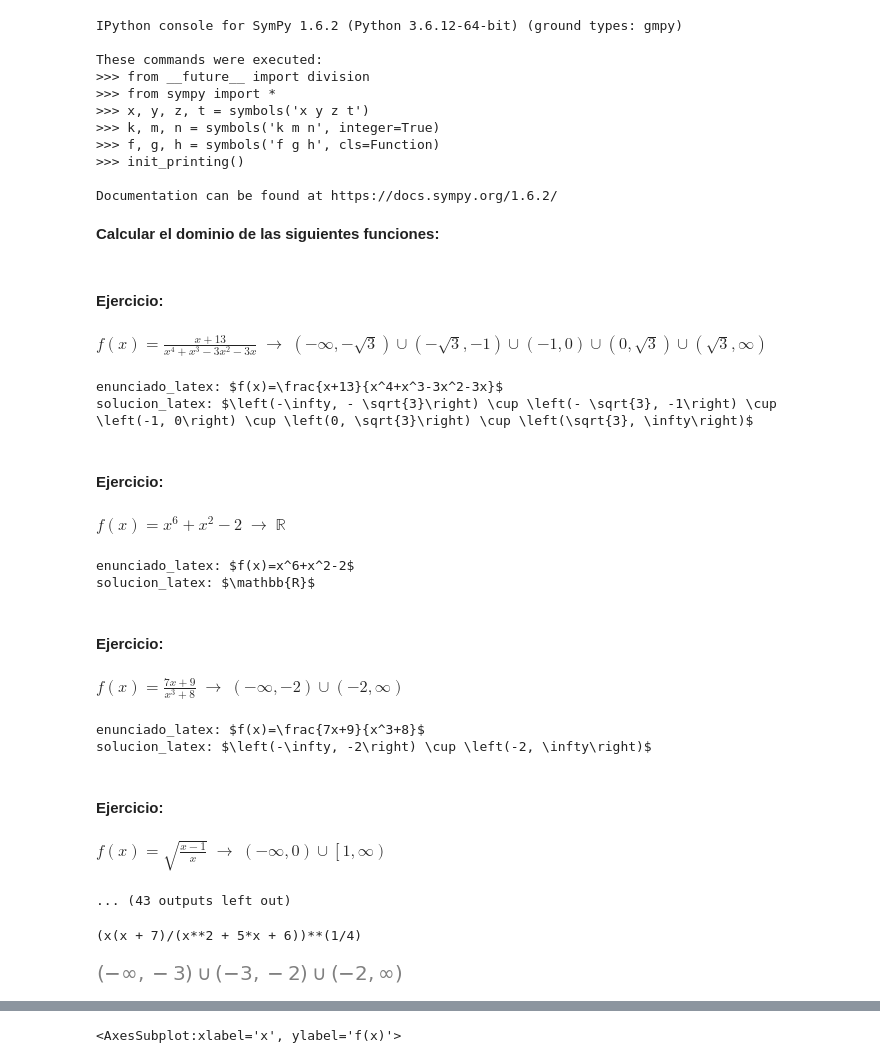
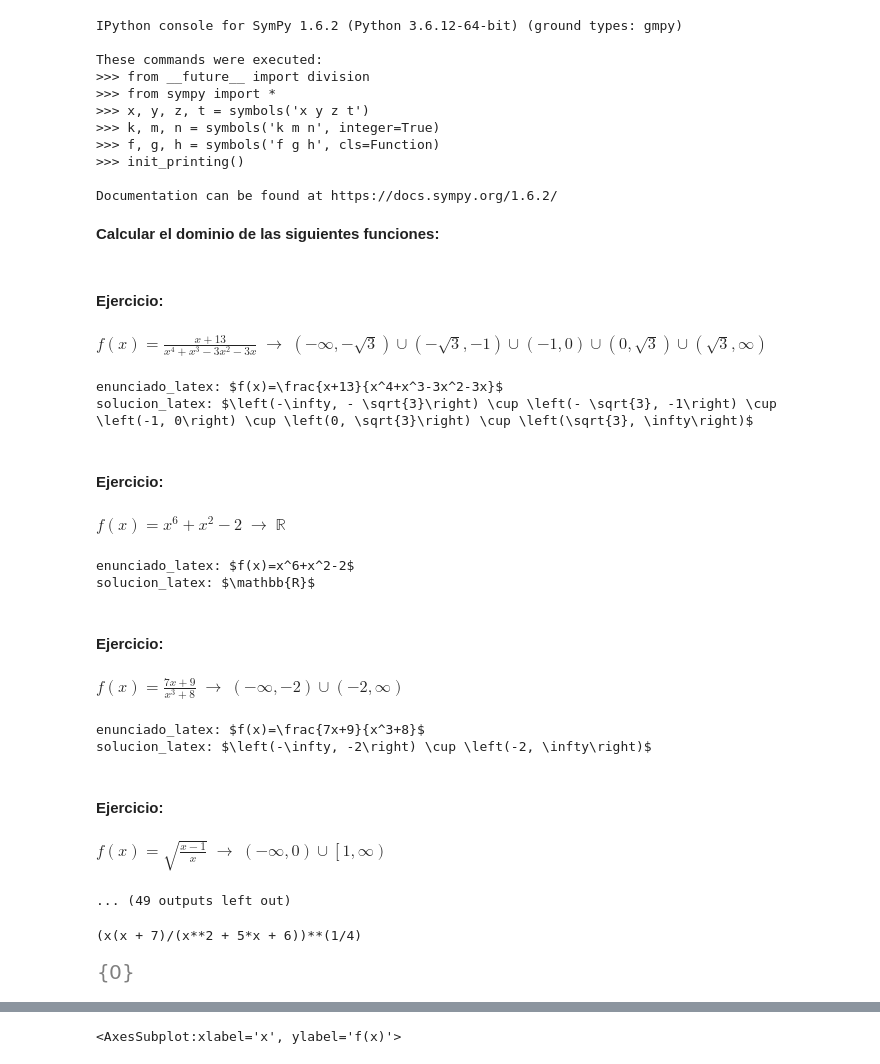
Before and after one commit to crdguez/mat4ac, a Jupyter notebook: notebooks/16-funciones.ipynb, the cells around one changed output, grey strips where cells are left out. Drawn from its saved outputs; the diff is of its cells as text; code cells hidden in the pictures.

```diff
--- a/notebooks/16-funciones.ipynb
+++ b/notebooks/16-funciones.ipynb
@@ -76,7 +128,7 @@ def mostrar_ejercicio(ejercicio,solucion,tipo=0) :
 # %%
 # Calcular el dominio de las siguientes funciones:
 
-
+# Ojo que las raíces cuartas no las hace bien
 
 texto_ejercicio = 'Calcular el dominio de las siguientes funciones:'
 display(md("**"+texto_ejercicio+"**"))
@@ -90,6 +142,8 @@ pre_enunciado_latex = [r'\frac{x+13}{x^4+x^3-3x^2-3x}',
                        r'\frac{7x+9}{81x^4-16}',
                        r'\sqrt[3]{\frac{x^6-5x+1}{x^2-4x+4}}',
                        r'\frac{\sqrt{x^2-4x-5}}{x^2+2x+1}',
+#                        Autoevaluacion
+                       r'\sqrt{\frac{x^2+x}{x-2}}', r'\frac{x^4+2x+5}{x^4-9x^2+4x+12}'
                        ]
 
 question=texto_ejercicio
@@ -119,11 +173,15 @@ enunciado_latex: $f(x)=\frac{7x+9}{x^3+8}$
 solucion_latex: $\left(-\infty, -2\right) \cup \left(-2, \infty\right)$
 #### Ejercicio:
 $f(x)=\sqrt{\frac{x-1}{x}}$ $\to$ $\left(-\infty, 0\right) \cup \left[1, \infty\right)$
-... (43 outputs left out)
+... (49 outputs left out)
 # %%
+# Esto lo hace mal, se olvida de la raíz cuarta
+
 print(parse_latex(r'\sqrt[4]{\frac{x(x+7)}{x^2+5x+6}}'))
 expr=(x*(x + 7)/(x**2 + 5*x + 6))**(1/4)
-continuous_domain(expr,x,S.Reals)
+expr2=(x*(x + 7)/(x**2 + 5*x + 6))
+continuous_domain(expr,x,S.Reals), continuous_domain(expr,x,S.Reals), continuous_domain(root(x,4),x,S.Reals)
+singularities(sqrt(1/x),x)
 # %% [output]
 (x(x + 7)/(x**2 + 5*x + 6))**(1/4)
-[figure, old version]
+[figure, new version]
```
Also changed, not shown: parts of 6 cells of this notebook, 23 other files.
